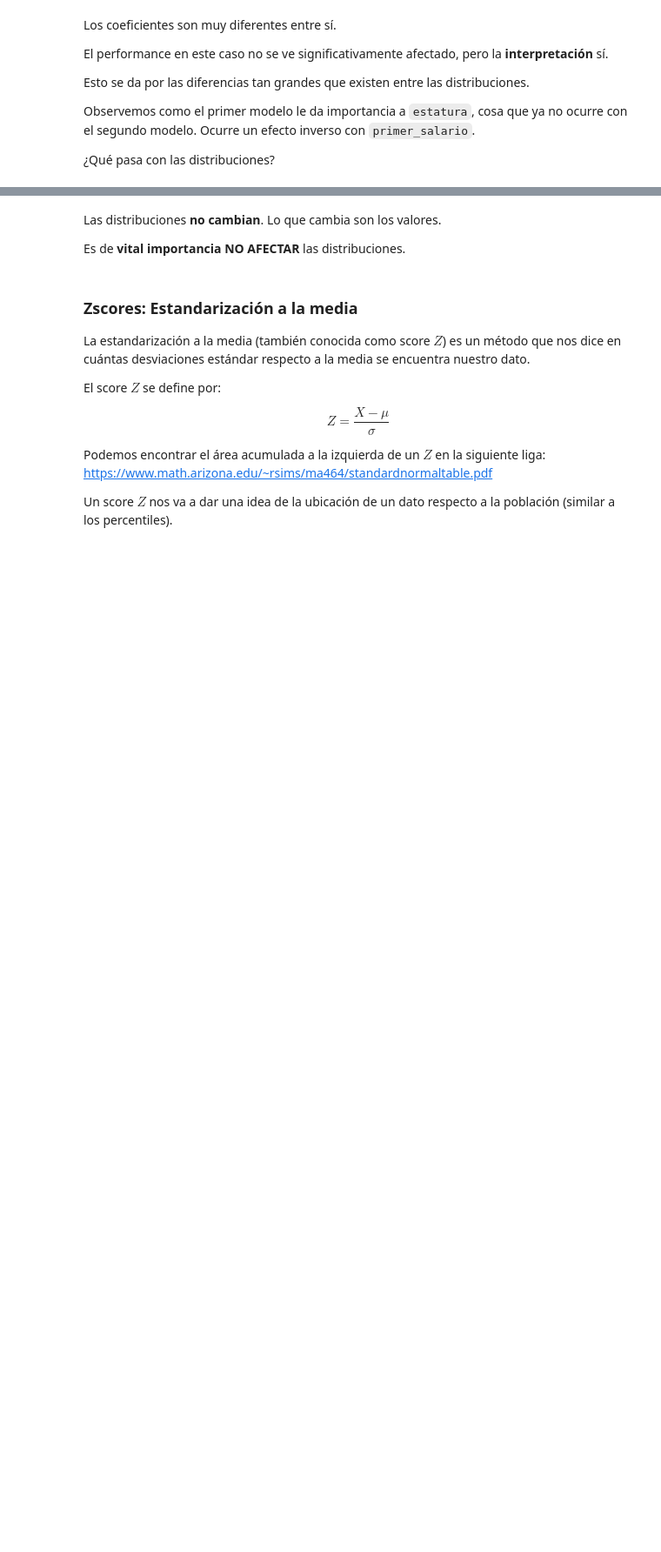
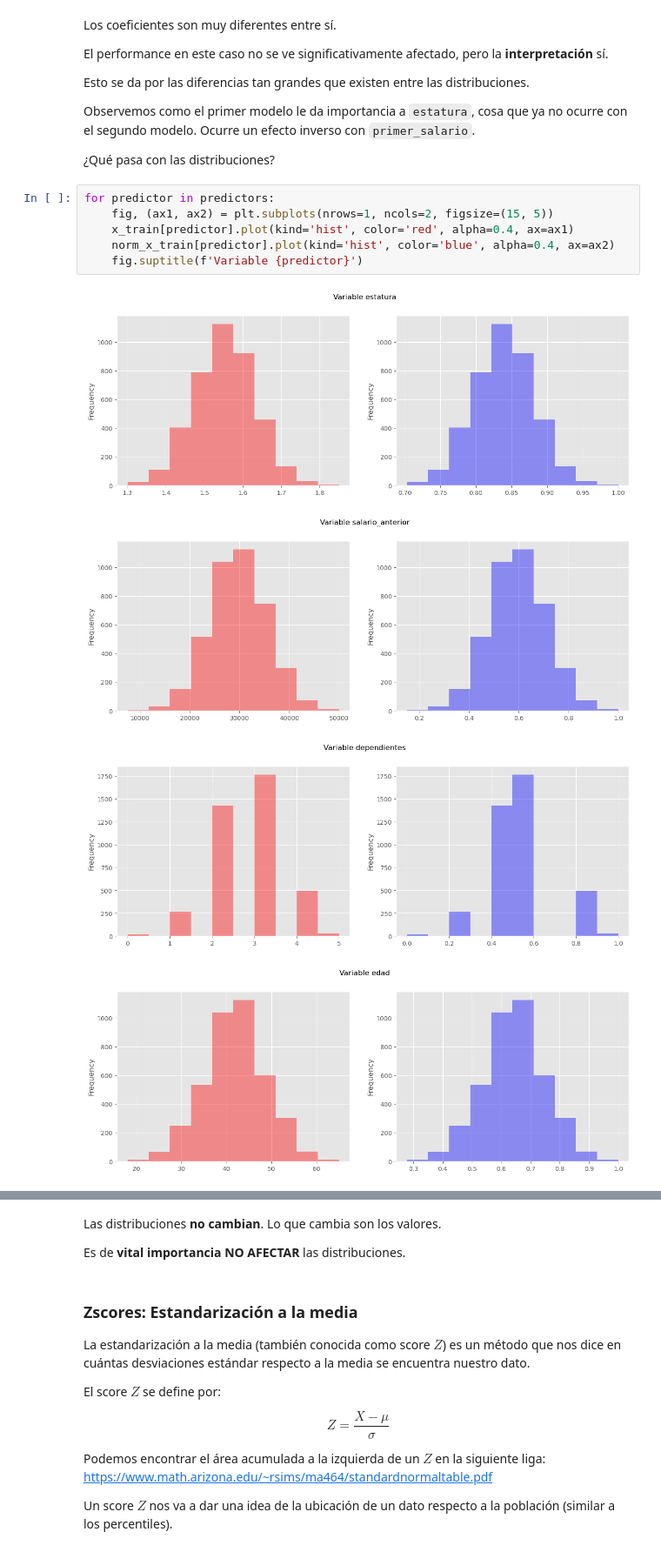
Before and after one commit to bielng/Data-Lab, a Jupyter notebook: 3,1_clase_202601.ipynb, the cells around one changed output, grey strips where cells are left out. Shown at 87% size. Saved outputs shown, nothing was run; the diff lists cells and outputs as text; blank space fills up the shorter version.

```diff
--- a/3,1_clase_202601.ipynb
+++ b/3,1_clase_202601.ipynb
@@ -200,3 +185,14 @@ Esto se da por las diferencias tan grandes que existen entre las distribuciones.
 Observemos como el primer modelo le da importancia a `estatura`, cosa que ya no ocurre con el segundo modelo. Ocurre un efecto inverso con `primer_salario`.
 
 ¿Qué pasa con las distribuciones?
+# %%
+for predictor in predictors:
+    fig, (ax1, ax2) = plt.subplots(nrows=1, ncols=2, figsize=(15, 5))
+    x_train[predictor].plot(kind='hist', color='red', alpha=0.4, ax=ax1)
+    norm_x_train[predictor].plot(kind='hist', color='blue', alpha=0.4, ax=ax2)
+    fig.suptitle(f'Variable {predictor}')
+# %% [output]
+[figure, added]
+[figure, added]
+[figure, added]
+[figure, added]
```
Also changed, not shown: parts of 19 cells of this notebook, 8 other files.
